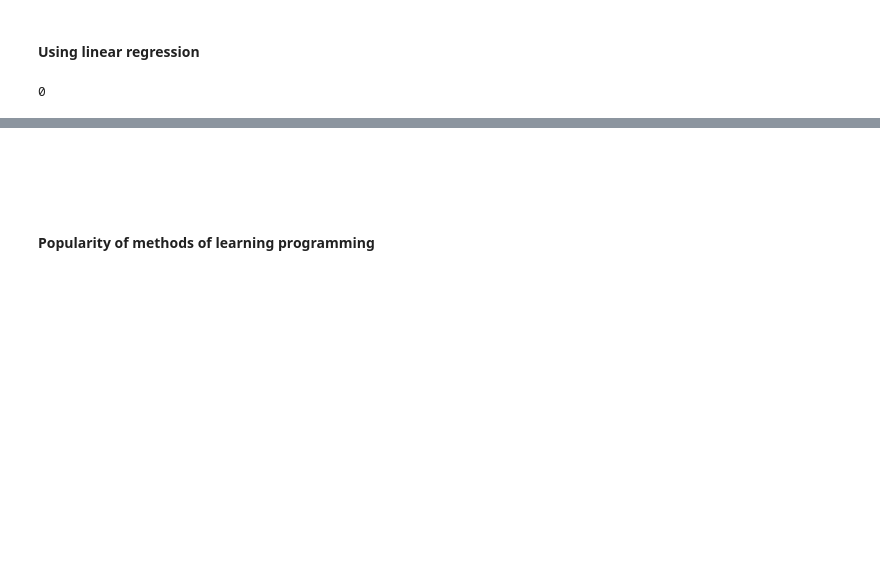
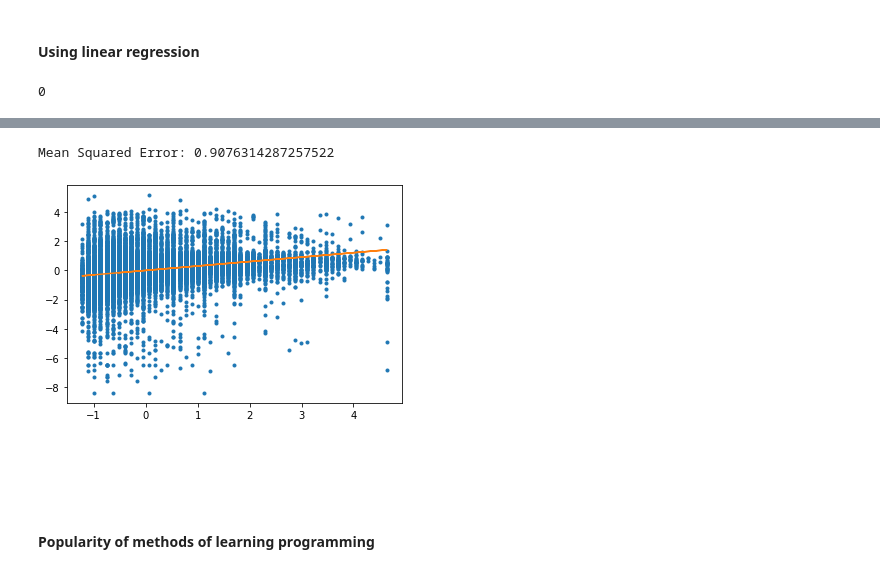
Before and after one commit to Jensen-T/StackOverflow-2022-Survey-Analysis, a Jupyter notebook: Data Analysis.ipynb, the cells around one changed output, grey strips where cells are left out. Saved outputs shown, nothing was run; the diff lists cells and outputs as text; code cells hidden in the pictures; blank space fills up the shorter version.

```diff
--- a/Data Analysis.ipynb
+++ b/Data Analysis.ipynb
@@ -142,3 +168,16 @@ R-squared: 0.131768006334694
+# %%
+lr = LinearRegression()
+lr.fit(WorkExp, Log_Salary)
+y_pred = lr.predict(WorkExp)
+
+mse = mean_squared_error(Log_Salary, y_pred)
+print('Mean Squared Error:', mse)
+
+plt.plot(WorkExp, Log_Salary, '.', WorkExp, y_pred, '-')
+plt.show()
+# %% [output]
+Mean Squared Error: 0.9076314287257522
+[figure, added]
 # %% [markdown]
 <br><br>
 # %% [markdown]
```
Also changed, not shown: parts of 17 cells of this notebook.
